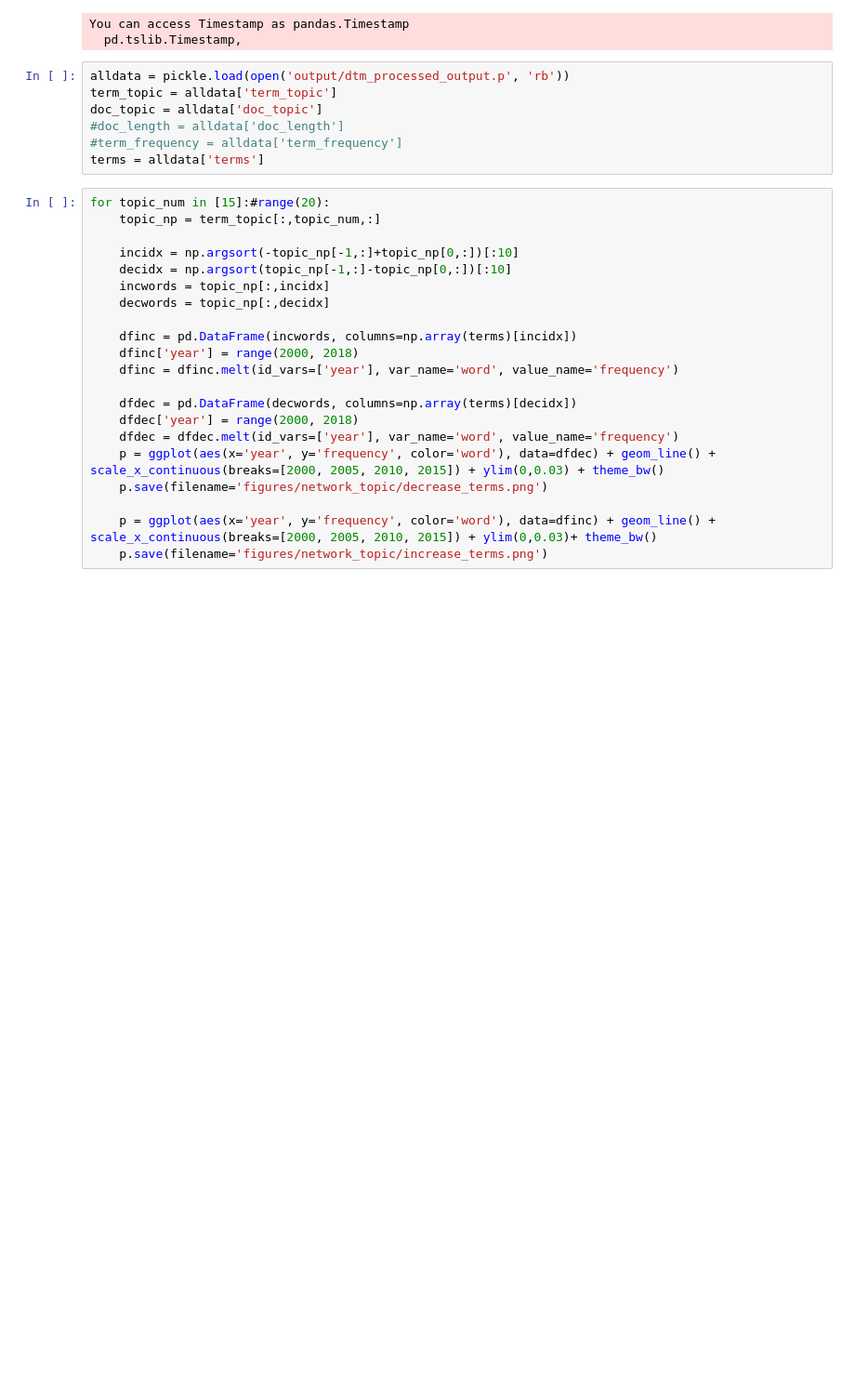
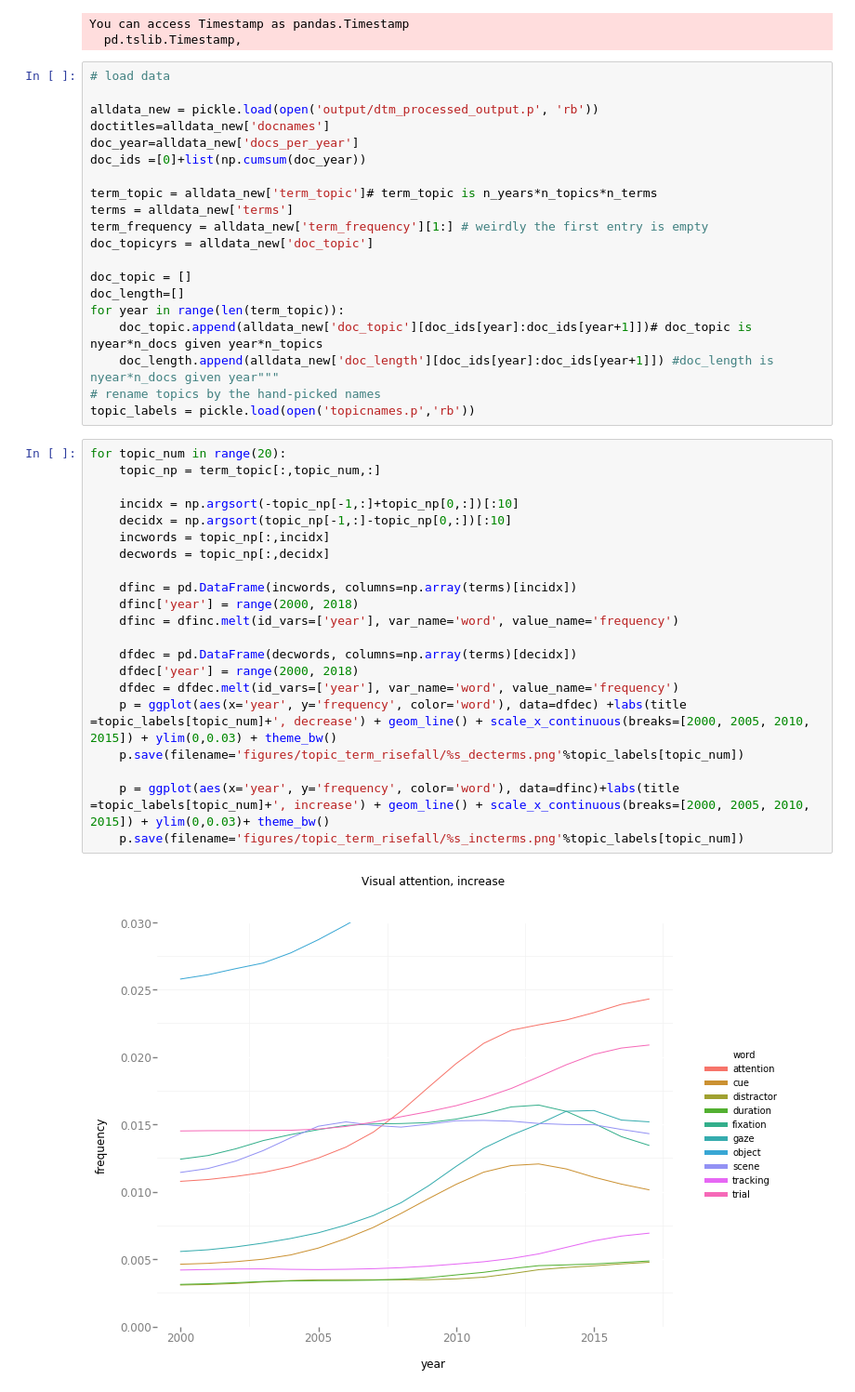
Before and after one commit to anselmrothe/dtm, a Jupyter notebook: create_topic_topword_graphs.ipynb, the cells around one changed output. Shown at 93% size. Cells and saved outputs as stored; diff of their text form; blank space fills up the shorter version.

Commit message:
term freq change_rise and fall_all topics

```diff
--- a/create_topic_topword_graphs.ipynb
+++ b/create_topic_topword_graphs.ipynb
@@ -7,31 +7,46 @@ import numpy as np
 # %% [output]
 You can access Timestamp as pandas.Timestamp
   pd.tslib.Timestamp,
-# %%
-alldata = pickle.load(open('output/dtm_processed_output.p', 'rb'))
-term_topic = alldata['term_topic']
-doc_topic = alldata['doc_topic']
-#doc_length = alldata['doc_length']
-#term_frequency = alldata['term_frequency']
-terms = alldata['terms']
+# %%
+# load data
+
+alldata_new = pickle.load(open('output/dtm_processed_output.p', 'rb'))
+doctitles=alldata_new['docnames']
+doc_year=alldata_new['docs_per_year']
+doc_ids =[0]+list(np.cumsum(doc_year))
+
+term_topic = alldata_new['term_topic']# term_topic is n_years*n_topics*n_terms
+terms = alldata_new['terms']
+term_frequency = alldata_new['term_frequency'][1:] # weirdly the first entry is empty
+doc_topicyrs = alldata_new['doc_topic']
+
+doc_topic = []
+doc_length=[]
+for year in range(len(term_topic)):
+    doc_topic.append(alldata_new['doc_topic'][doc_ids[year]:doc_ids[year+1]])# doc_topic is nyear*n_docs given year*n_topics
+    doc_length.append(alldata_new['doc_length'][doc_ids[year]:doc_ids[year+1]]) #doc_length is nyear*n_docs given year"""
+# rename topics by the hand-picked names
+topic_labels = pickle.load(open('topicnames.p','rb'))
 # %%
-for topic_num in [15]:#range(20):
+for topic_num in range(20):
     topic_np = term_topic[:,topic_num,:]
 
     incidx = np.argsort(-topic_np[-1,:]+topic_np[0,:])[:10]
     decidx = np.argsort(topic_np[-1,:]-topic_np[0,:])[:10]
     incwords = topic_np[:,incidx]
     decwords = topic_np[:,decidx]
 
     dfinc = pd.DataFrame(incwords, columns=np.array(terms)[incidx])
     dfinc['year'] = range(2000, 2018)
     dfinc = dfinc.melt(id_vars=['year'], var_name='word', value_name='frequency')
 
     dfdec = pd.DataFrame(decwords, columns=np.array(terms)[decidx])
     dfdec['year'] = range(2000, 2018)
     dfdec = dfdec.melt(id_vars=['year'], var_name='word', value_name='frequency')
-    p = ggplot(aes(x='year', y='frequency', color='word'), data=dfdec) + geom_line() + scale_x_continuous(breaks=[2000, 2005, 2010, 2015]) + ylim(0,0.03) + theme_bw()
-    p.save(filename='figures/network_topic/decrease_terms.png')
+    p = ggplot(aes(x='year', y='frequency', color='word'), data=dfdec) +labs(title =topic_labels[topic_num]+', decrease') + geom_line() + scale_x_continuous(breaks=[2000, 2005, 2010, 2015]) + ylim(0,0.03) + theme_bw()
+    p.save(filename='figures/topic_term_risefall/%s_decterms.png'%topic_labels[topic_num])
 
-    p = ggplot(aes(x='year', y='frequency', color='word'), data=dfinc) + geom_line() + scale_x_continuous(breaks=[2000, 2005, 2010, 2015]) + ylim(0,0.03)+ theme_bw()
-    p.save(filename='figures/network_topic/increase_terms.png')
+    p = ggplot(aes(x='year', y='frequency', color='word'), data=dfinc)+labs(title =topic_labels[topic_num]+', increase') + geom_line() + scale_x_continuous(breaks=[2000, 2005, 2010, 2015]) + ylim(0,0.03)+ theme_bw()
+    p.save(filename='figures/topic_term_risefall/%s_incterms.png'%topic_labels[topic_num])
+# %% [output]
+[figure, added]
```
Also changed, not shown: parts of 3 cells of this notebook, 40 other files.
